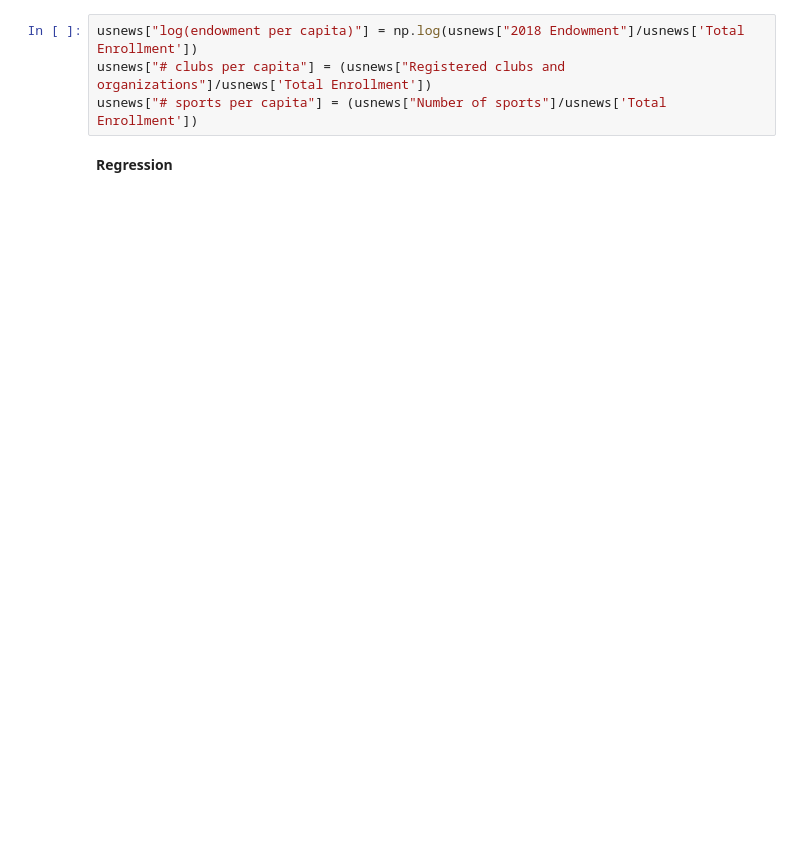
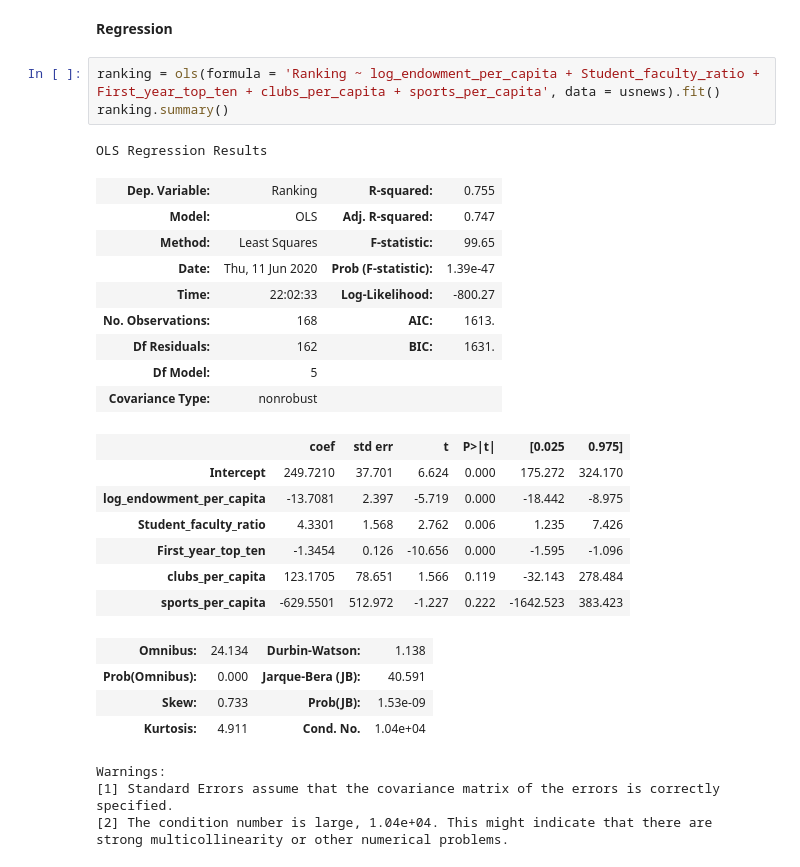
Before and after one commit to panda1835/building_LAC_2, a Jupyter notebook: USnews Regression.ipynb, the cells around one changed output. Saved outputs shown, nothing was run; the diff lists cells and outputs as text; blank space fills up the shorter version.

```diff
--- a/USnews Regression.ipynb
+++ b/USnews Regression.ipynb
@@ -90,6 +107,31 @@ Create new variable
-# %%
-usnews["log(endowment per capita)"] = np.log(usnews["2018 Endowment"]/usnews['Total Enrollment'])
-usnews["# clubs per capita"] = (usnews["Registered clubs and organizations"]/usnews['Total Enrollment'])
-usnews["# sports per capita"] = (usnews["Number of sports"]/usnews['Total Enrollment'])
 # %% [markdown]
 **Regression**
+# %%
+ranking = ols(formula = 'Ranking ~ log_endowment_per_capita + Student_faculty_ratio + First_year_top_ten + clubs_per_capita + sports_per_capita', data = usnews).fit()
+ranking.summary()
+# %% [output]
+OLS Regression Results
+| Dep. Variable: | Ranking | R-squared: | 0.755 |
+| Model: | OLS | Adj. R-squared: | 0.747 |
+| Method: | Least Squares | F-statistic: | 99.65 |
+| Date: | Thu, 11 Jun 2020 | Prob (F-statistic): | 1.39e-47 |
+| Time: | 22:02:33 | Log-Likelihood: | -800.27 |
+| No. Observations: | 168 | AIC: | 1613. |
+| Df Residuals: | 162 | BIC: | 1631. |
+| Df Model: | 5 |  |  |
+| Covariance Type: | nonrobust |  |  |
+|  | coef | std err | t | P>|t| | [0.025 | 0.975] |
+| Intercept | 249.7210 | 37.701 | 6.624 | 0.000 | 175.272 | 324.170 |
+| log_endowment_per_capita | -13.7081 | 2.397 | -5.719 | 0.000 | -18.442 | -8.975 |
+| Student_faculty_ratio | 4.3301 | 1.568 | 2.762 | 0.006 | 1.235 | 7.426 |
+| First_year_top_ten | -1.3454 | 0.126 | -10.656 | 0.000 | -1.595 | -1.096 |
+| clubs_per_capita | 123.1705 | 78.651 | 1.566 | 0.119 | -32.143 | 278.484 |
+| sports_per_capita | -629.5501 | 512.972 | -1.227 | 0.222 | -1642.523 | 383.423 |
+| Omnibus: | 24.134 | Durbin-Watson: | 1.138 |
+| Prob(Omnibus): | 0.000 | Jarque-Bera (JB): | 40.591 |
+| Skew: | 0.733 | Prob(JB): | 1.53e-09 |
+| Kurtosis: | 4.911 | Cond. No. | 1.04e+04 |
+Warnings:
+[1] Standard Errors assume that the covariance matrix of the errors is correctly specified.
+[2] The condition number is large, 1.04e+04. This might indicate that there are
+strong multicollinearity or other numerical problems.
```
Also changed, not shown: parts of 17 cells of this notebook, 1 other file.
